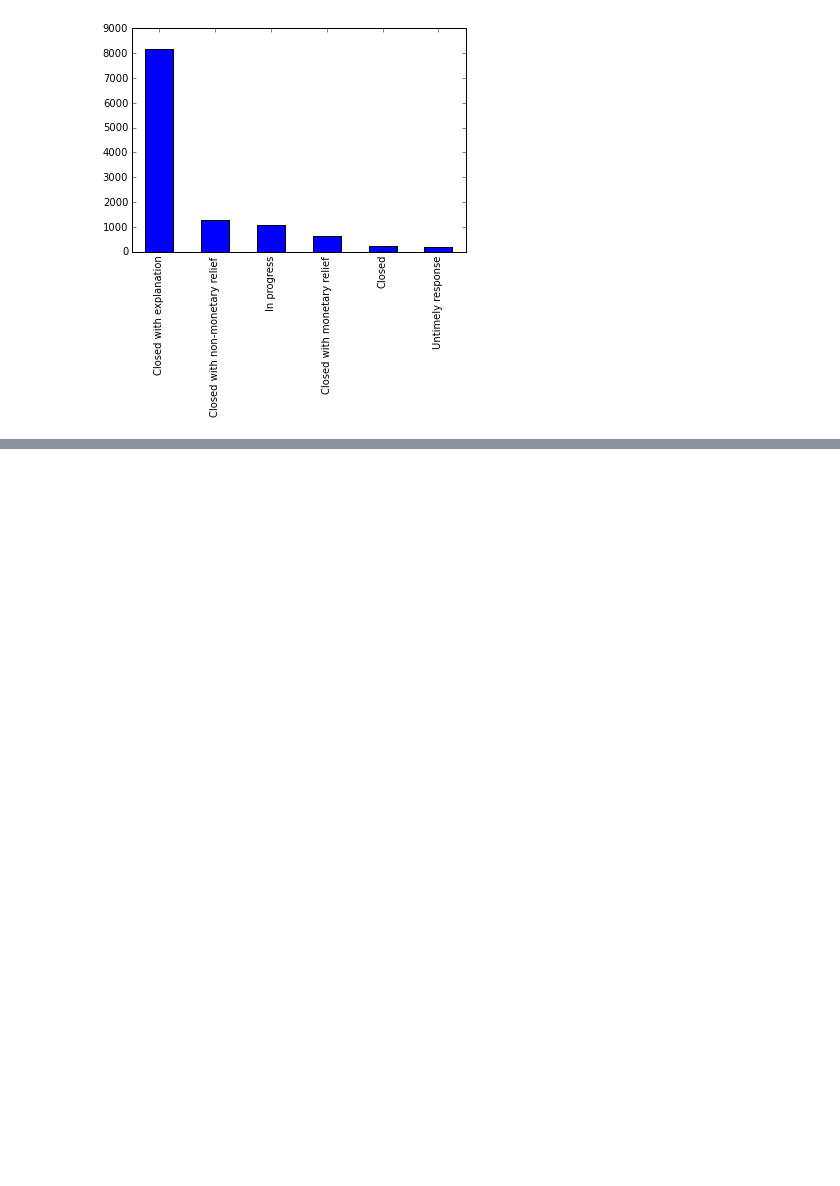
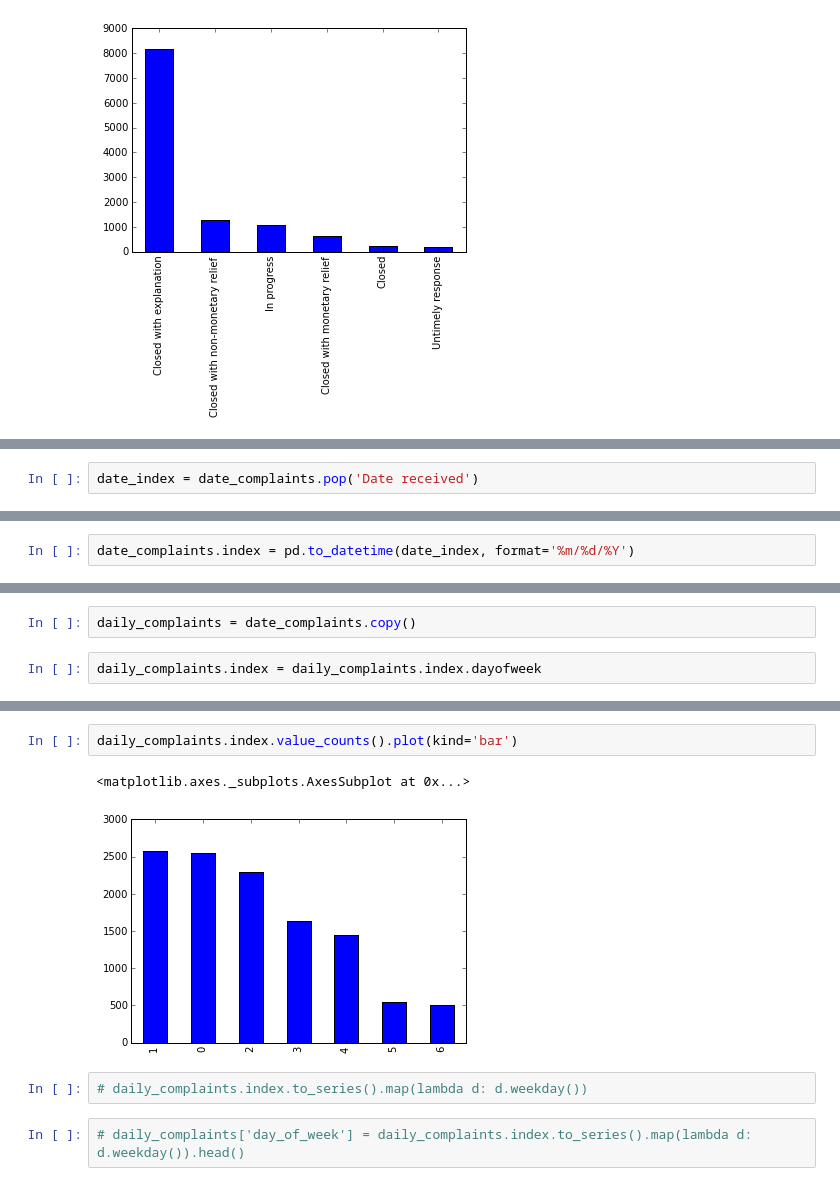
Before and after one commit to TylerKotkin/consumer-complaints, a Jupyter notebook: consumer_complaints.ipynb, the cells around one changed output, grey strips where cells are left out. Drawn from its saved outputs; the diff is of its cells as text; blank space fills up the shorter version.

Commit message:
graphs for day of week and top states added

```diff
--- a/consumer_complaints.ipynb
+++ b/consumer_complaints.ipynb
@@ -94,0 +99,2 @@ company_response.value_counts().plot(kind='bar')
+# %%
+date_index = date_complaints.pop('Date received')
@@ -94,0 +110,2 @@ company_response.value_counts().plot(kind='bar')
+# %%
+date_complaints.index = pd.to_datetime(date_index, format='%m/%d/%Y')
@@ -94,0 +122,4 @@ company_response.value_counts().plot(kind='bar')
+# %%
+daily_complaints = date_complaints.copy()
+# %%
+daily_complaints.index = daily_complaints.index.dayofweek
@@ -95 +137,10 @@ company_response.value_counts().plot(kind='bar')
+# %%
+daily_complaints.index.value_counts().plot(kind='bar')
+# %% [output]
+<matplotlib.axes._subplots.AxesSubplot at 0x...>
+[figure, added]
+# %%
+# daily_complaints.index.to_series().map(lambda d: d.weekday())
+# %%
+# daily_complaints['day_of_week'] = daily_complaints.index.to_series().map(lambda d: d.weekday()).head()
 # %% [markdown]
```
Also changed, not shown: parts of 12 cells of this notebook.
